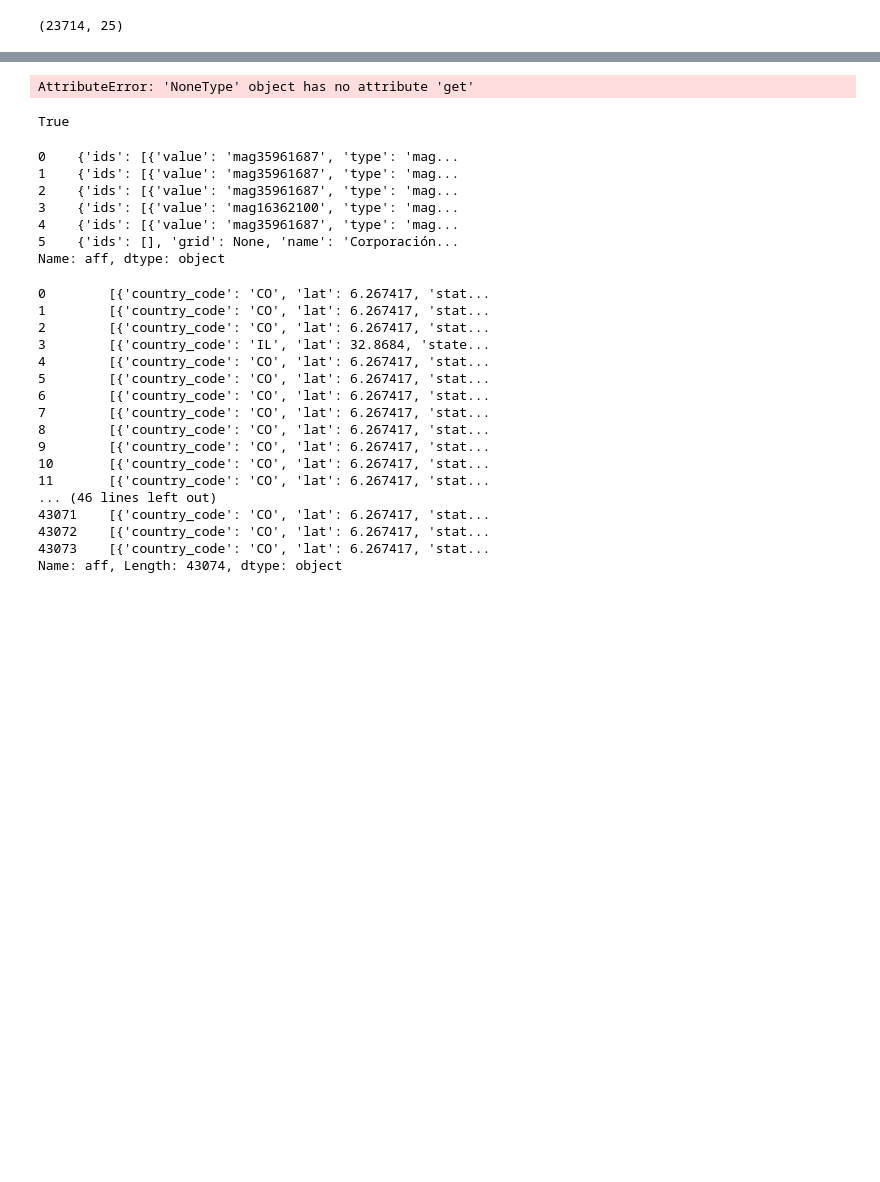
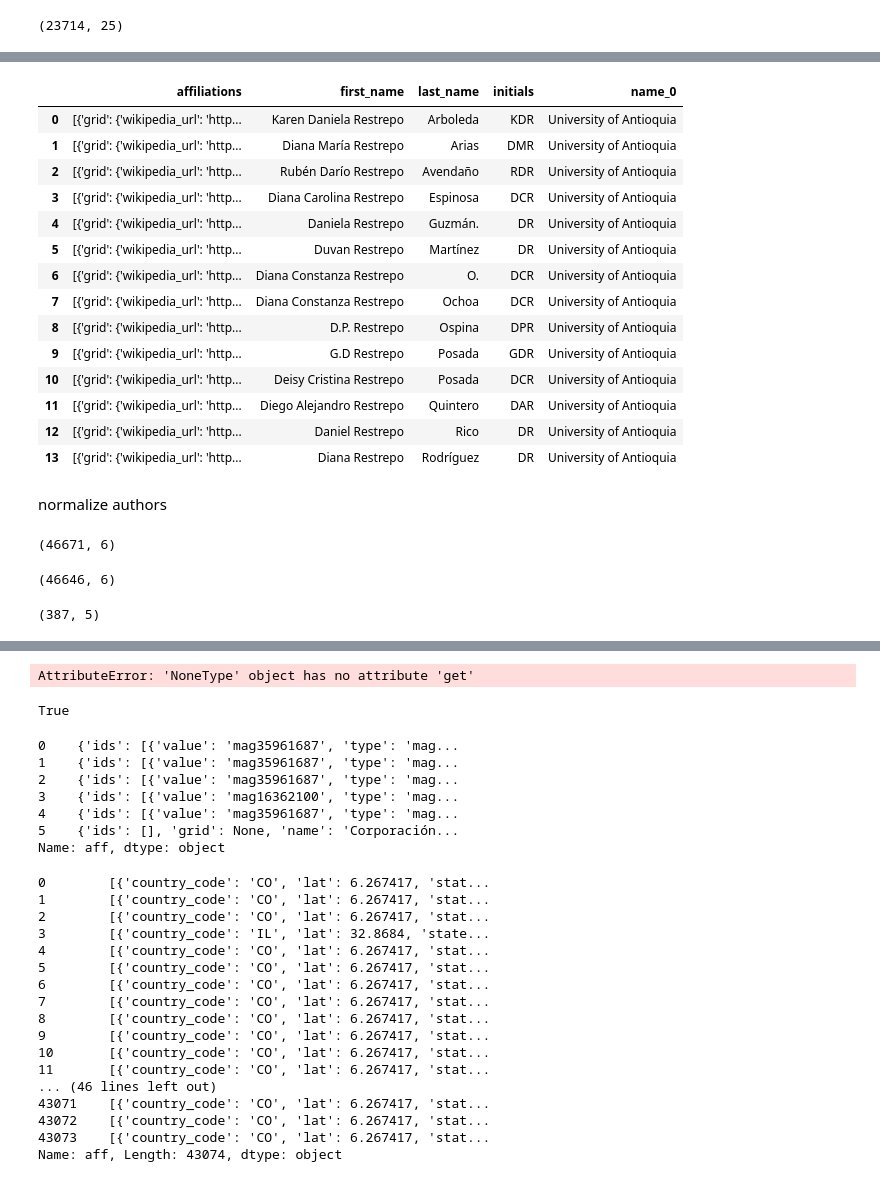
Before and after one commit to restrepo/lens, a Jupyter notebook: lens.ipynb, the cells around one changed output, grey strips where cells are left out. Saved outputs shown, nothing was run; the diff lists cells and outputs as text; code cells hidden in the pictures; blank space fills up the shorter version.

```diff
--- a/lens.ipynb
+++ b/lens.ipynb
@@ -20,0 +137,21 @@ ln[:3]
+# %%
+autores_udea_norm[( autores_udea_norm.first_name.str.contains('Restrepo') ) &
+                 ( autores_udea_norm.first_name.str.contains('D') )].reset_index(drop=True)
+# %% [output]
+|  | affiliations | first_name | last_name | initials | name_0 |
+| 0 | [{'grid': {'wikipedia_url': 'http... | Karen Daniela Restrepo | Arboleda | KDR | University of Antioquia |
+| 1 | [{'grid': {'wikipedia_url': 'http... | Diana María Restrepo | Arias | DMR | University of Antioquia |
+| 2 | [{'grid': {'wikipedia_url': 'http... | Rubén Darío Restrepo | Avendaño | RDR | University of Antioquia |
+| 3 | [{'grid': {'wikipedia_url': 'http... | Diana Carolina Restrepo | Espinosa | DCR | University of Antioquia |
+| 4 | [{'grid': {'wikipedia_url': 'http... | Daniela Restrepo | Guzmán. | DR | University of Antioquia |
+| 5 | [{'grid': {'wikipedia_url': 'http... | Duvan Restrepo | Martínez | DR | University of Antioquia |
+| 6 | [{'grid': {'wikipedia_url': 'http... | Diana Constanza Restrepo | O. | DCR | University of Antioquia |
+| 7 | [{'grid': {'wikipedia_url': 'http... | Diana Constanza Restrepo | Ochoa | DCR | University of Antioquia |
+| 8 | [{'grid': {'wikipedia_url': 'http... | D.P. Restrepo | Ospina | DPR | University of Antioquia |
+| 9 | [{'grid': {'wikipedia_url': 'http... | G.D Restrepo | Posada | GDR | University of Antioquia |
+| 10 | [{'grid': {'wikipedia_url': 'http... | Deisy Cristina Restrepo | Posada | DCR | University of Antioquia |
+| 11 | [{'grid': {'wikipedia_url': 'http... | Diego Alejandro Restrepo | Quintero | DAR | University of Antioquia |
+| 12 | [{'grid': {'wikipedia_url': 'http... | Daniel Restrepo | Rico | DR | University of Antioquia |
+| 13 | [{'grid': {'wikipedia_url': 'http... | Diana Restrepo | Rodríguez | DR | University of Antioquia |
+# %% [markdown]
+normalize authors
@@ -20,0 +160,13 @@ ln[:3]
+# %%
+daff.shape
+# %% [output]
+(46671, 6)
+# %%
+daff.drop_duplicates(['full_name','name_0']).shape
+# %% [output]
+(46646, 6)
+# %%
+tmp=daff[daff.name_0=='Grupo México']
+tmp.shape
+# %% [output]
+(387, 5)
```
Also changed, not shown: parts of 29 cells of this notebook.
